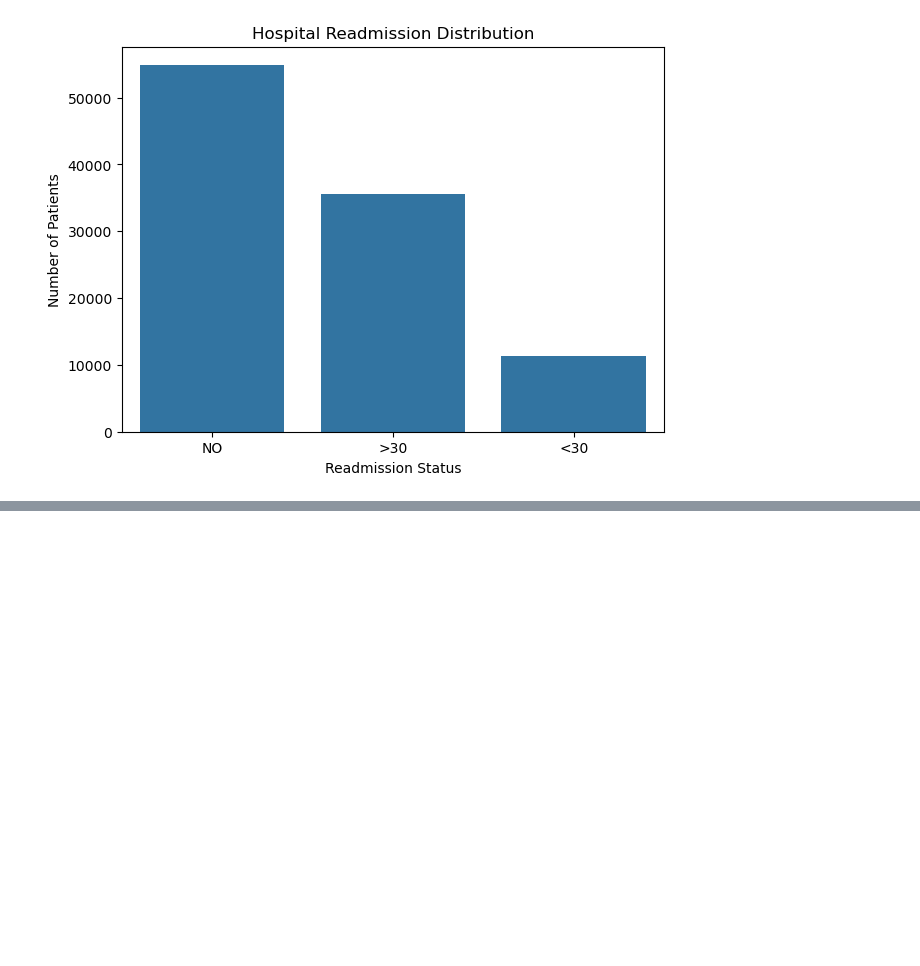
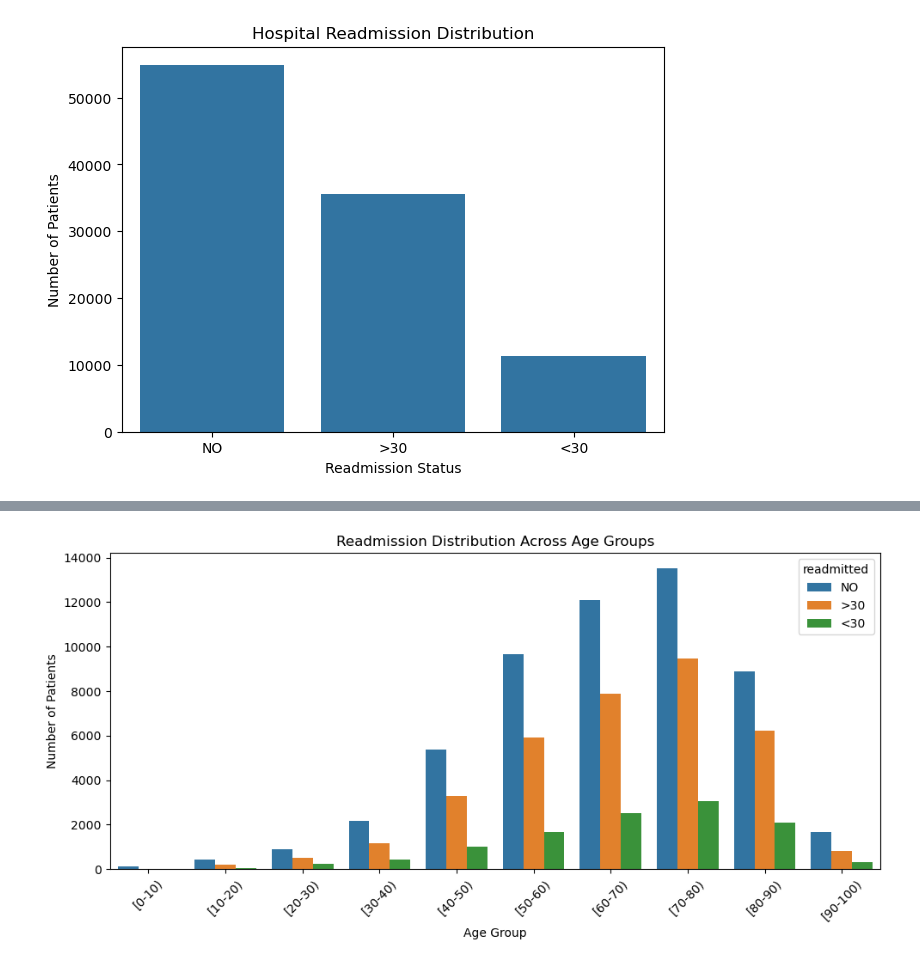
Before and after one commit to nischithpl/Hospital-Readmission-Prediction, a Jupyter notebook: notebooks/dataset1_analysis.ipynb, the cells around one changed output, grey strips where cells are left out. Cells and saved outputs as stored; diff of their text form; code cells hidden in the pictures; blank space fills up the shorter version.

```diff
--- a/notebooks/dataset1_analysis.ipynb
+++ b/notebooks/dataset1_analysis.ipynb
@@ -102,0 +177,14 @@ plt.show()
+# %%
+plt.figure(figsize=(10, 5))
+
+sns.countplot(data=df, x="age", hue="readmitted")
+
+plt.title("Readmission Distribution Across Age Groups")
+plt.xlabel("Age Group")
+plt.ylabel("Number of Patients")
+plt.xticks(rotation=45)
+
+plt.tight_layout()
+plt.show()
+# %% [output]
+[figure, added]
```
Also changed, not shown: parts of 10 cells of this notebook, 2 other files.
